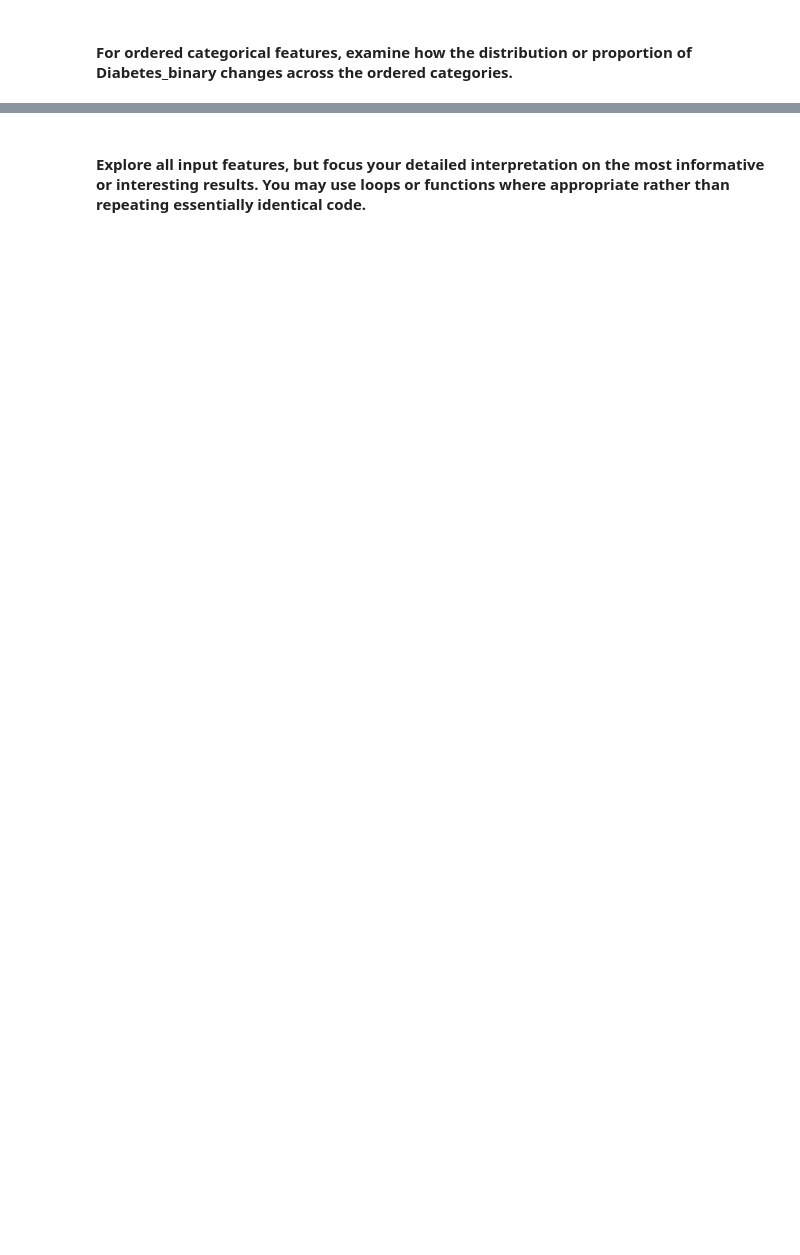
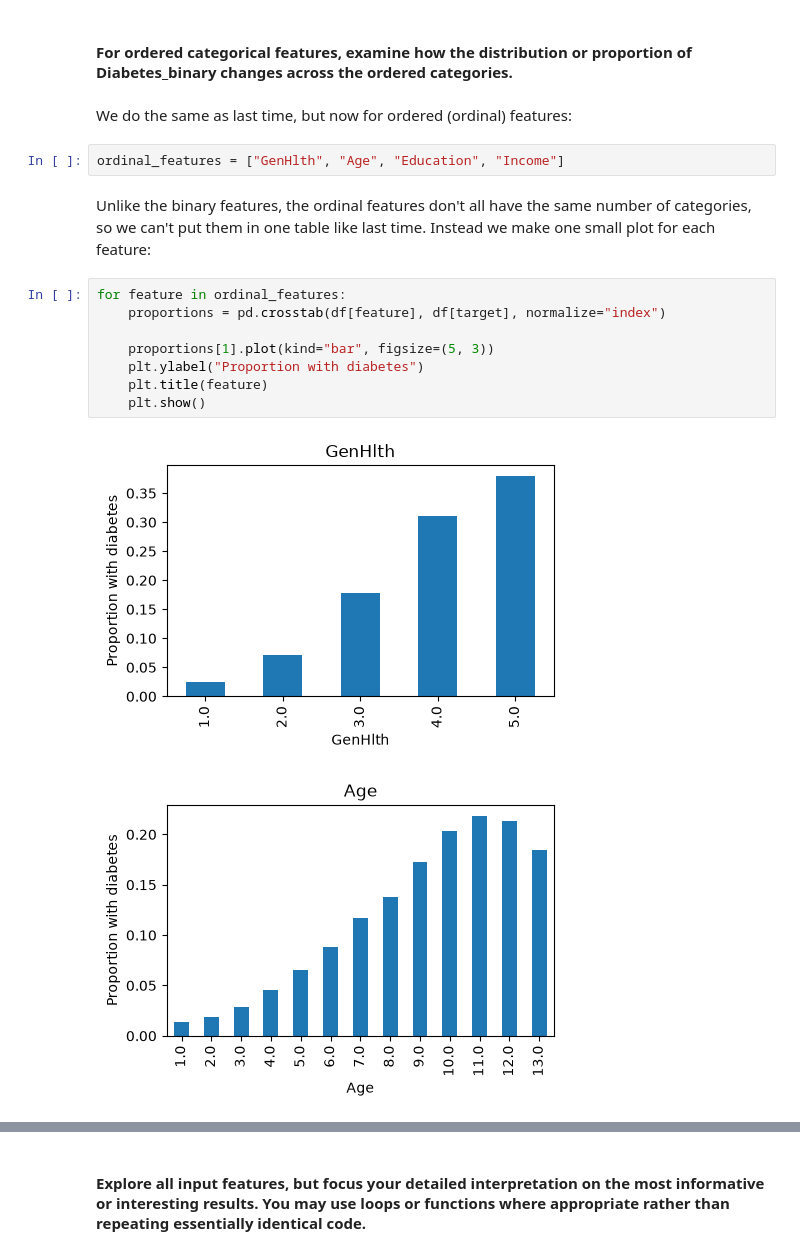
Before and after one commit to J-0-S-E/IE500618-Assignment-2, a Jupyter notebook: assignment2.ipynb, the cells around one changed output, grey strips where cells are left out. Saved outputs shown, nothing was run; the diff lists cells and outputs as text; blank space fills up the shorter version.

```diff
--- a/assignment2.ipynb
+++ b/assignment2.ipynb
@@ -135,2 +192,19 @@ for feature in numerical_features:
 # %% [markdown]
 #### For ordered categorical features, examine how the distribution or proportion of Diabetes_binary changes across the ordered categories.
+# %% [markdown]
+We do the same as last time, but now for ordered (ordinal) features:
+# %%
+ordinal_features = ["GenHlth", "Age", "Education", "Income"]
+# %% [markdown]
+Unlike the binary features, the ordinal features don't all have the same number of categories, so we can't put them in one table like last time. Instead we make one small plot for each feature:
+# %%
+for feature in ordinal_features:
+    proportions = pd.crosstab(df[feature], df[target], normalize="index")
+
+    proportions[1].plot(kind="bar", figsize=(5, 3))
+    plt.ylabel("Proportion with diabetes")
+    plt.title(feature)
+    plt.show()
+# %% [output]
+[figure, added]
+[figure, added]
```
Also changed, not shown: parts of 19 cells of this notebook.
